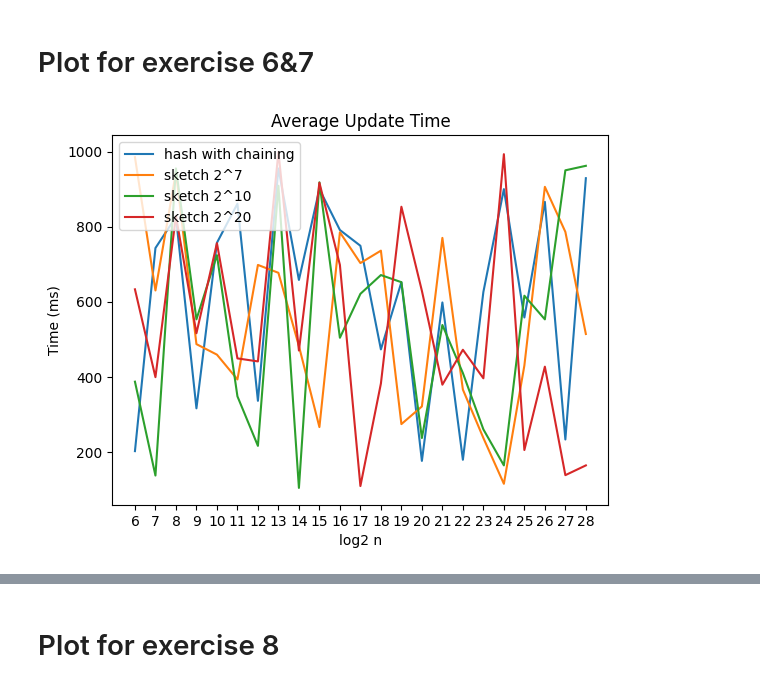
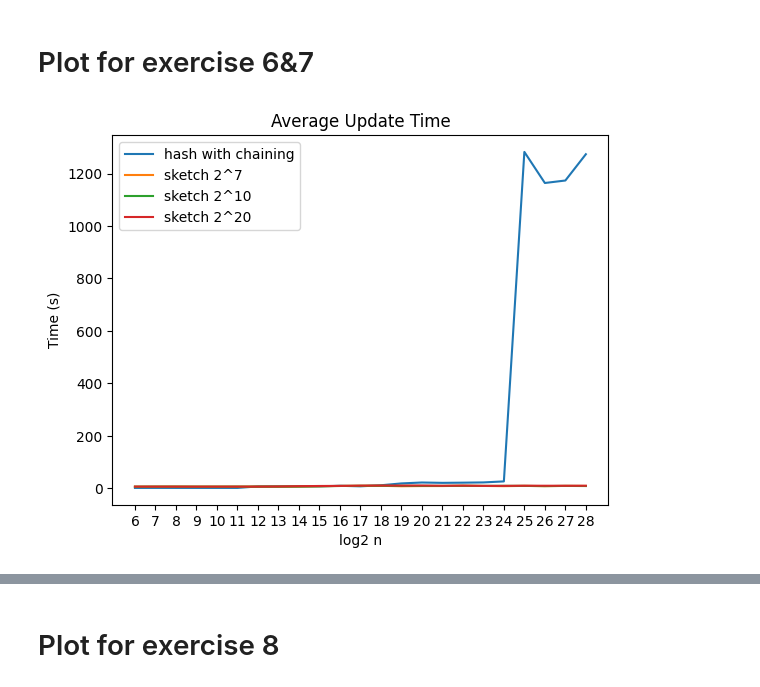
Before and after one commit to Sniperer/RA, a Jupyter notebook: plot_for_RA2.ipynb, the cells around one changed output, grey strips where cells are left out. Cells and saved outputs as stored; diff of their text form; code cells hidden in the pictures.

```diff
--- a/plot_for_RA2.ipynb
+++ b/plot_for_RA2.ipynb
@@ -34,29 +34,33 @@ plt.show()
 # %% [markdown]
 # Plot for exercise 6\&7
-# %%
-import math
-import random
-#plt.subplot(222)
-x = [i for i in range(6,29)]
-y1 = [random.randint(100,1000) for i in range(6,29)]# hash with chaining
-y2 = [random.randint(100,1000) for i in range(6,29)]# sketch with r=2**7
-y3 = [random.randint(100,1000) for i in range(6,29)]# sketch with r=2**10
-y4 = [random.randint(100,1000) for i in range(6,29)]# sketch with r=2**20
-"""
-for i in range(20):
-    y1.append(rs[i]['perfect']['query']/2**(rs[i]['case']))
-    y2.append(rs[i]['hash']['query']/2**(rs[i]['case']))
-    y3.append(rs[i]['tree']['query']/2**(rs[i]['case']))
-"""
-plt.plot(x,y1,label='hash with chaining')
-plt.plot(x,y2,label='sketch 2^7')
-plt.plot(x,y3,label='sketch 2^10')
-plt.plot(x,y4,label='sketch 2^20')
-plt.title("Average Update Time")
-plt.xlabel("log2 n")
-plt.ylabel("Time (ms)")
-plt.xticks(x)
-plt.legend(loc=2)
-plt.show()
-# %% [output]
-[figure, removed]
+# %%
+import math
+import random
+#plt.subplot(222)
+x = [i for i in range(6,29)]
+#y1 = [random.randint(100,1000) for i in range(6,29)]# hash with chaining
+#y2 = [random.randint(100,1000) for i in range(6,29)]# sketch with r=2**7
+#y3 = [random.randint(100,1000) for i in range(6,29)]# sketch with r=2**10
+#y4 = [random.randint(100,1000) for i in range(6,29)]# sketch with r=2**20
+y1=[1.18136,1.27742,1.23208,1.21615,1.2199,1.23854,6.90988,7.18589,7.16206,7.17476,9.25968,7.32561,11.2921,18.3723,21.8332,20.508,21.2096,22.1596,26.0112,1282.71,1164.2,1173.69,1273.94]
+y2=[5.76109,5.97586,6.15944,5.89314,5.90959,5.89041,6.20785,6.13917,6.6149,7.55996,8.62211,9.13484,9.22873,7.61236,8.30524,8.35392,9.30142,8.7689,7.91134,8.96837,7.98551,8.84985,8.72308]
+y3=[5.76109,6.04535,6.02832,5.90339,5.86299,5.9915,5.90076,6.13082,6.57726,7.59588,8.63747,9.30613,9.38704,9.27858,8.90324,8.84145,9.16142,8.78679,9.1381,8.84936,8.15739,8.83726,8.40843]
+y4=[6.19846,6.11899,6.10722,6.01025,6.07576,6.05937,6.11471,6.63253,7.8253,8.56556,8.95078,9.82856,10.193,10.1325,10.3261,9.44674,9.99725,8.96061,8.98346,9.57162,9.53136,9.43462,9.54481]
+"""
+for i in range(20):
+    y1.append(rs[i]['perfect']['query']/2**(rs[i]['case']))
+    y2.append(rs[i]['hash']['query']/2**(rs[i]['case']))
+    y3.append(rs[i]['tree']['query']/2**(rs[i]['case']))
+"""
+plt.plot(x,y1,label='hash with chaining')
+plt.plot(x,y2,label='sketch 2^7')
+plt.plot(x,y3,label='sketch 2^10')
+plt.plot(x,y4,label='sketch 2^20')
+plt.title("Average Update Time")
+plt.xlabel("log2 n")
+plt.ylabel("Time (s)")
+plt.xticks(x)
+plt.legend(loc=2)
+plt.show()
+# %% [output]
+[figure, added]
```
Also changed, not shown: parts of 5 cells of this notebook.
